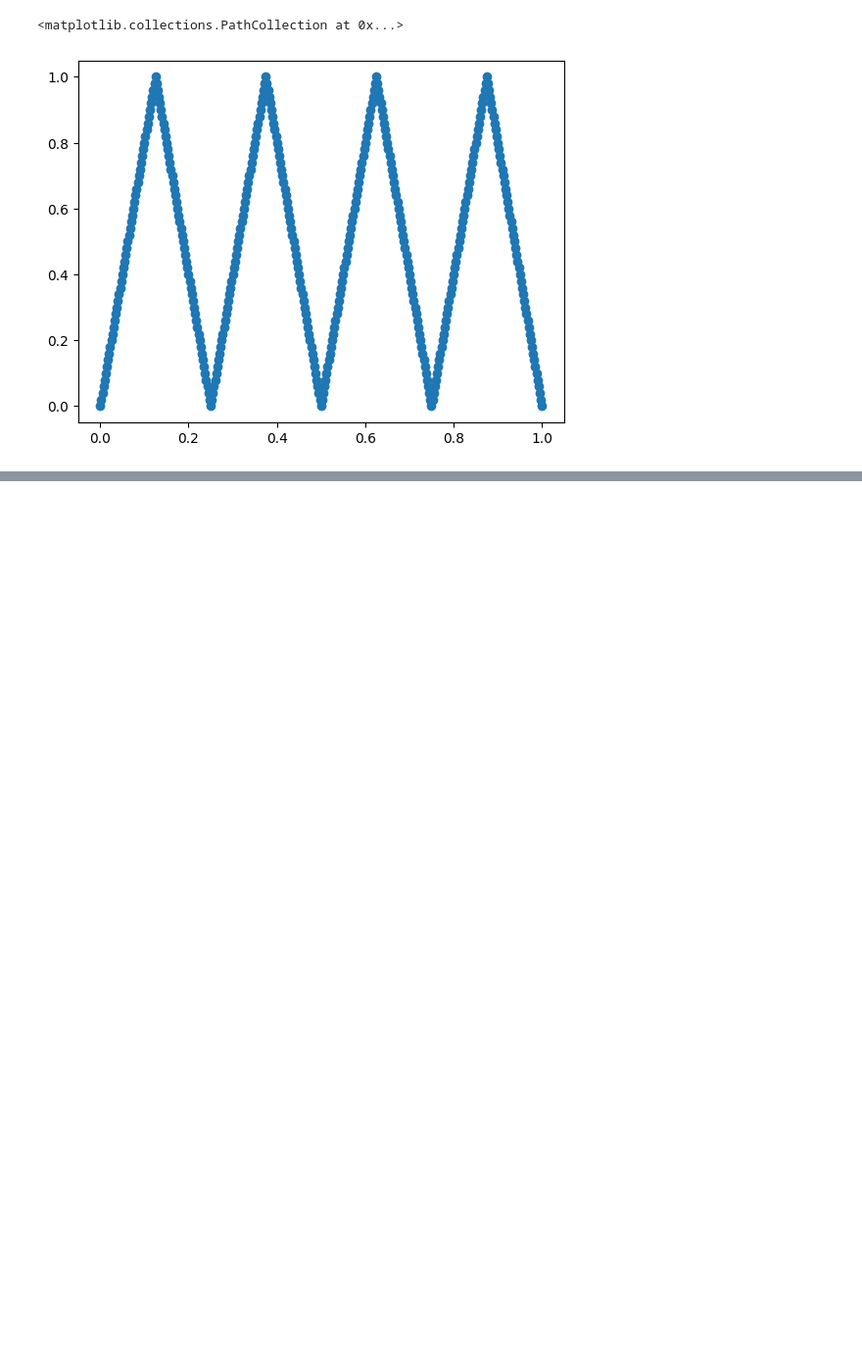
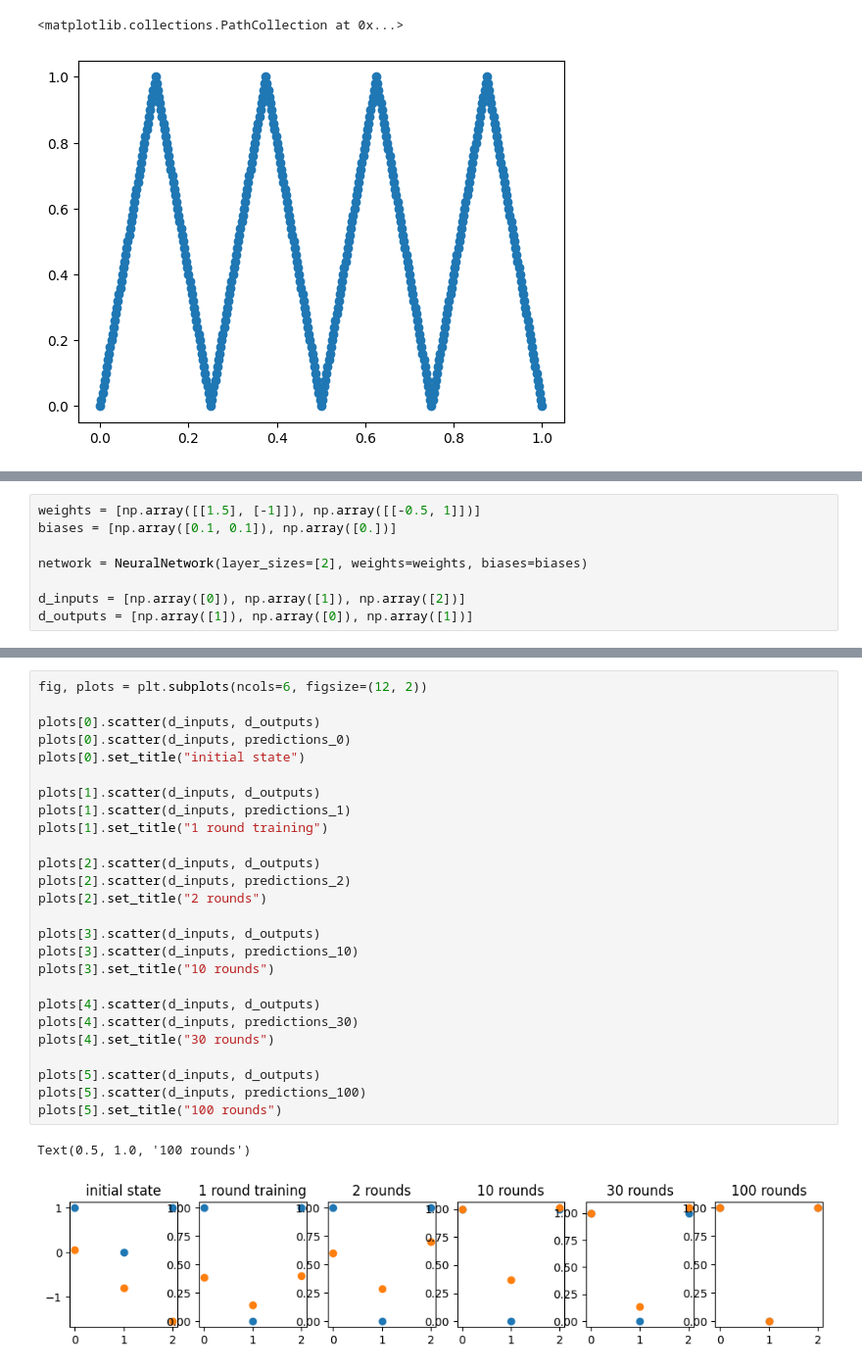
Before and after one commit to ss7886/MLPractice, a Jupyter notebook: examples/neural_network_intro.ipynb, the cells around one changed output, grey strips where cells are left out. Shown at 98% size. Cells and saved outputs as stored; diff of their text form; blank space fills up the shorter version.

```diff
--- a/examples/neural_network_intro.ipynb
+++ b/examples/neural_network_intro.ipynb
@@ -47,0 +56,8 @@ plt.scatter(input, output3)
+# %%
+weights = [np.array([[1.5], [-1]]), np.array([[-0.5, 1]])]
+biases = [np.array([0.1, 0.1]), np.array([0.])]
+
+network = NeuralNetwork(layer_sizes=[2], weights=weights, biases=biases)
+
+d_inputs = [np.array([0]), np.array([1]), np.array([2])]
+d_outputs = [np.array([1]), np.array([0]), np.array([1])]
@@ -47,0 +89,29 @@ plt.scatter(input, output3)
+# %%
+fig, plots = plt.subplots(ncols=6, figsize=(12, 2))
+
+plots[0].scatter(d_inputs, d_outputs)
+plots[0].scatter(d_inputs, predictions_0)
+plots[0].set_title("initial state")
+
+plots[1].scatter(d_inputs, d_outputs)
+plots[1].scatter(d_inputs, predictions_1)
+plots[1].set_title("1 round training")
+
+plots[2].scatter(d_inputs, d_outputs)
+plots[2].scatter(d_inputs, predictions_2)
+plots[2].set_title("2 rounds")
+
+plots[3].scatter(d_inputs, d_outputs)
+plots[3].scatter(d_inputs, predictions_10)
+plots[3].set_title("10 rounds")
+
+plots[4].scatter(d_inputs, d_outputs)
+plots[4].scatter(d_inputs, predictions_30)
+plots[4].set_title("30 rounds")
+
+plots[5].scatter(d_inputs, d_outputs)
+plots[5].scatter(d_inputs, predictions_100)
+plots[5].set_title("100 rounds")
+# %% [output]
+Text(0.5, 1.0, '100 rounds')
+[figure, added]
```
Also changed, not shown: parts of 3 cells of this notebook, 1 other file.
